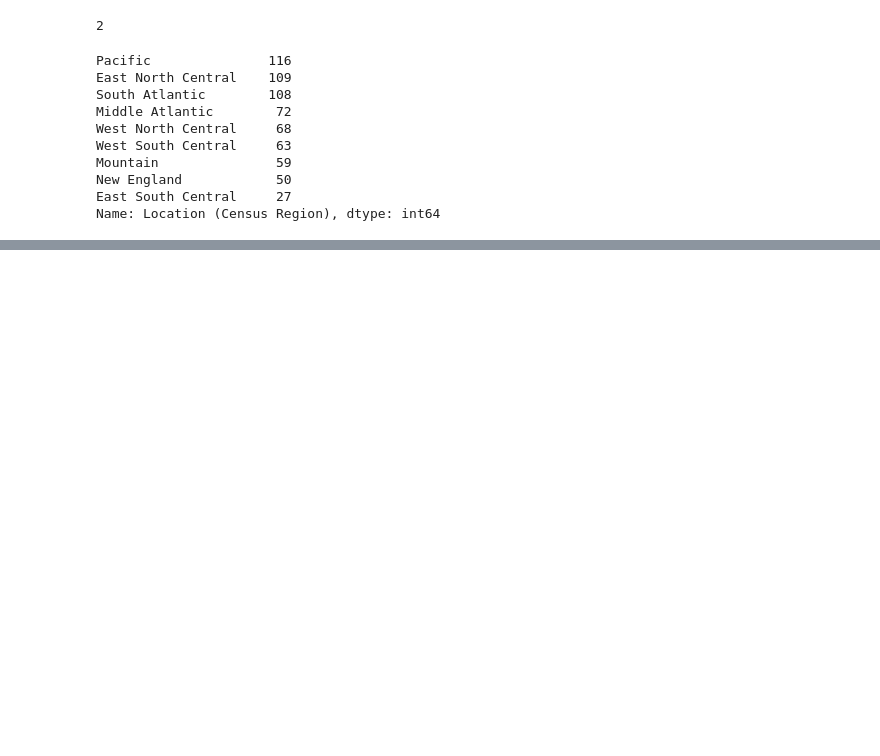
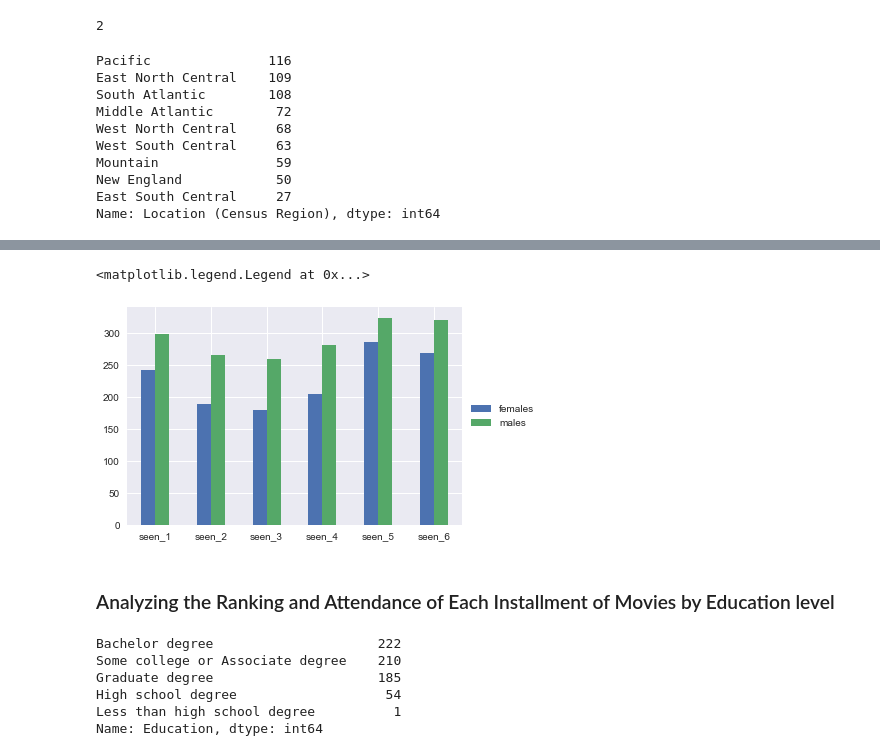
Before and after one commit to AbdielNie/Practice-data-science, a Jupyter notebook: assignment1/assignment1_TEMPLATE.ipynb, the cells around one changed output, grey strips where cells are left out. Cells and saved outputs as stored; diff of their text form; code cells hidden in the pictures; blank space fills up the shorter version.

```diff
--- a/assignment1/assignment1_TEMPLATE.ipynb
+++ b/assignment1/assignment1_TEMPLATE.ipynb
@@ -280,0 +383,20 @@ starwar.to_csv('starwarCheck.csv')
+# %%
+seen_f = females[females.columns[3:9]].sum()
+seen_m = males[males.columns[3:9]].sum()
+df2 = pd.DataFrame({'females': seen_f,'males': seen_m})
+ax2 = df2.plot.bar(rot=0)
+plt.legend(loc='center left', bbox_to_anchor=(1.0, 0.5))
+# %% [output]
+<matplotlib.legend.Legend at 0x...>
+[figure, added]
+# %% [markdown]
+### Analyzing the Ranking and Attendance of Each Installment of Movies by Education level
+# %%
+starwar['Education'].value_counts()
+# %% [output]
+Bachelor degree                     222
+Some college or Associate degree    210
+Graduate degree                     185
+High school degree                   54
+Less than high school degree          1
+Name: Education, dtype: int64
```
Also changed, not shown: parts of 34 cells of this notebook.
